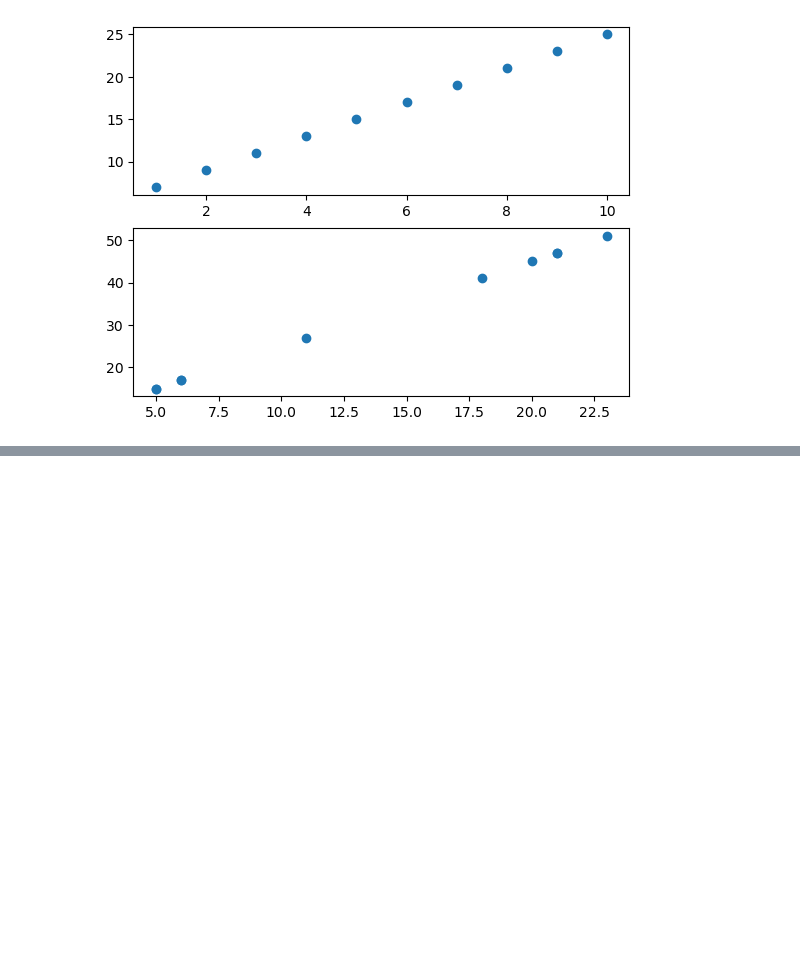
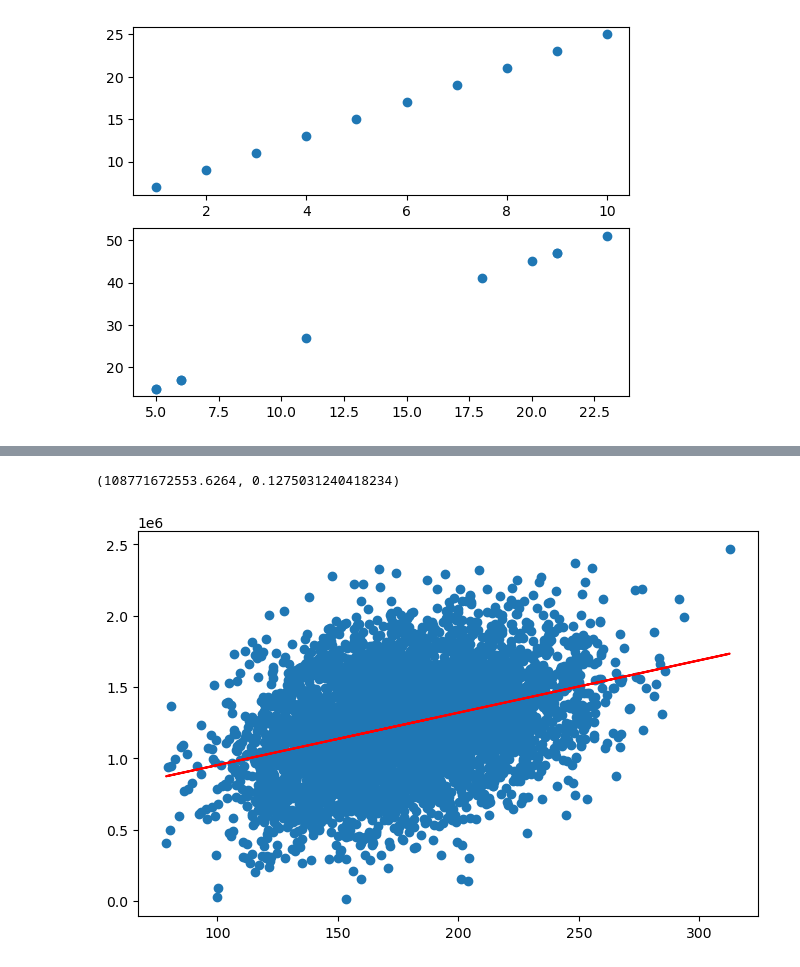
Before and after one commit to ChaoEcho/ml_learn, a Jupyter notebook: my_learn/learn-8-3.ipynb, the cells around one changed output, grey strips where cells are left out. Saved outputs shown, nothing was run; the diff lists cells and outputs as text; code cells hidden in the pictures; blank space fills up the shorter version.

```diff
--- a/my_learn/learn-8-3.ipynb
+++ b/my_learn/learn-8-3.ipynb
@@ -75,0 +200,6 @@ plt.scatter(x_new,y_new)
+# %%
+X = data.loc[:,'size']
+y = data.loc[:,'Price']
+
+X = np.array(X).reshape(-1,1)
+y = np.array(y).reshape(-1,1)
@@ -75,0 +211,3 @@ plt.scatter(x_new,y_new)
+# %%
+y_predict_1 = LR1.predict(X)
+y_predict_1
@@ -75,0 +222,13 @@ plt.scatter(x_new,y_new)
+# %%
+MSE_1 = mean_squared_error(y,y_predict_1)
+R2_1 = r2_score(y,y_predict_1)
+MSE_1,R2_1
+# %% [output]
+(108771672553.6264, 0.1275031240418234)
+# %%
+fig6 = plt.figure(figsize=(8,5))
+plt.scatter(X,y)
+plt.plot(X,y_predict_1,'r')
+plt.show()
+# %% [output]
+[figure, added]
```
Also changed, not shown: parts of 31 cells of this notebook, 1 other file.
